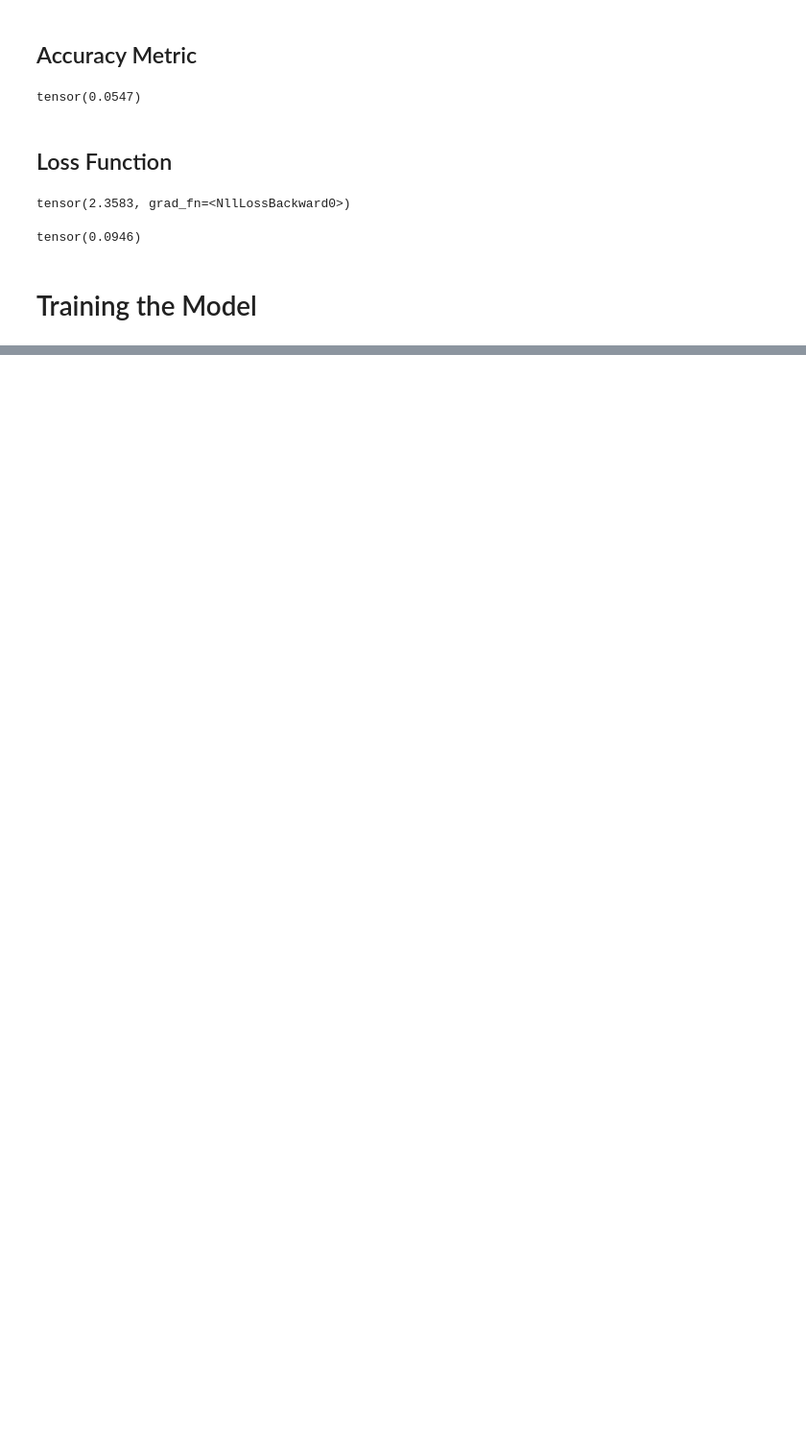
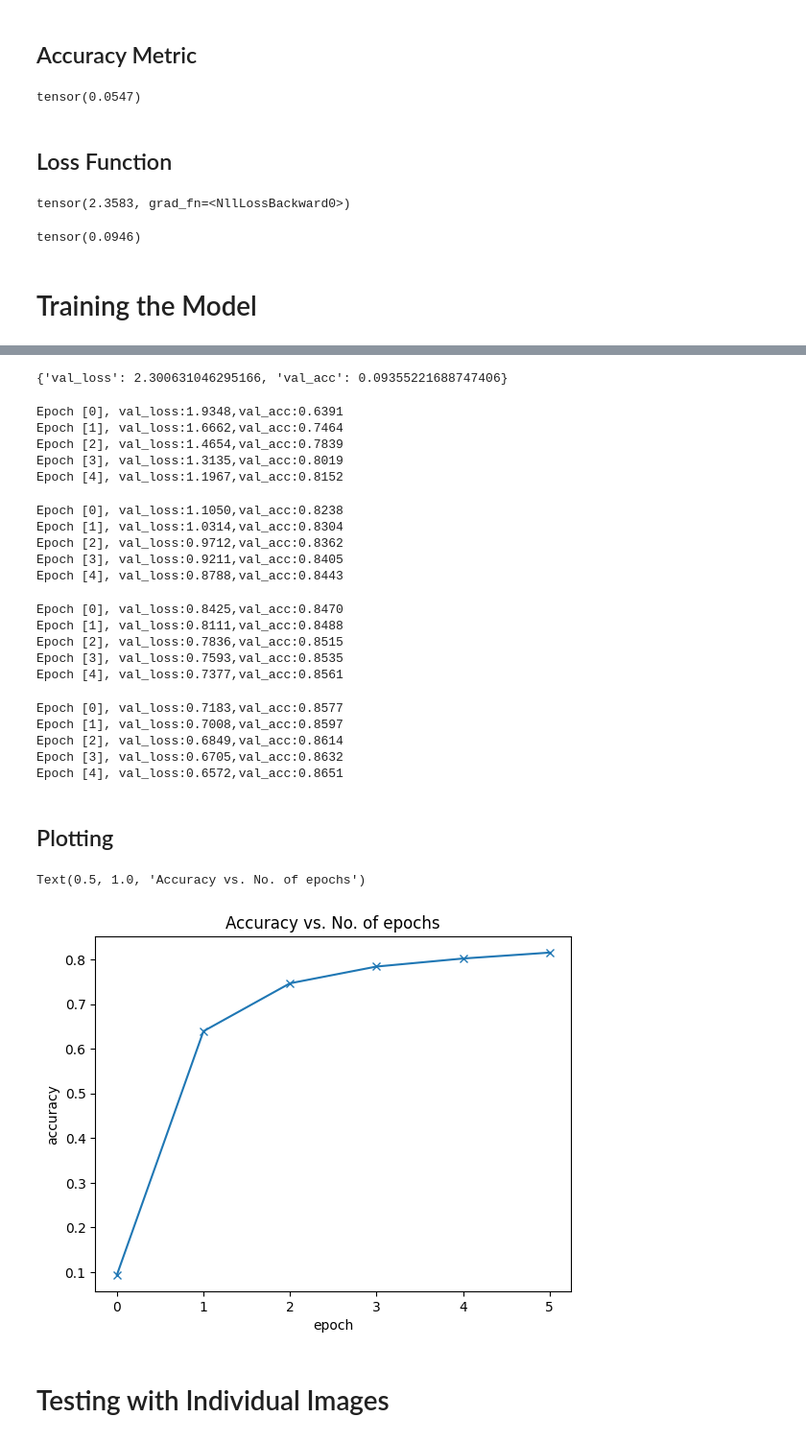
Before and after one commit to TadieB/pytorch-collab, a Jupyter notebook: logisticReg.ipynb, the cells around one changed output, grey strips where cells are left out. Shown at 96% size. Cells and saved outputs as stored; diff of their text form; code cells hidden in the pictures; blank space fills up the shorter version.

```diff
--- a/logisticReg.ipynb
+++ b/logisticReg.ipynb
@@ -318,0 +356,20 @@ tensor(0.0946)
+# %%
+def evaluate(model, val_loader):
+  outputs = [model.validation_step(batch) for batch in val_loader]
+  return model.validation_epoch_end(outputs)
+# %%
+def fit(epochs, lr, model, train_loader, val_loader, opt_func=torch.optim.SGD):
+  history = []
+  optimizer = opt_func(model.parameters(),lr)
+  for epoch in range(epochs):
+    # Training phase
+    for batch in train_loader:
+      loss = model.training_step(batch)
+      loss.backward()
+      optimizer.step()
+      optimizer.zero_grad()
+    #Validation phase
+    result = evaluate(model,val_loader)
+    model.epoch_end(epoch,result)
+    history.append(result)
+  return history
@@ -318,0 +378,55 @@ tensor(0.0946)
+# %%
+restult0 = evaluate(model,val_loader)
+restult0
+# initial accuracy.
+# %% [output]
+{'val_loss': 2.300631046295166, 'val_acc': 0.09355221688747406}
+# %%
+# train for 5 epochs
+
+history1 = fit(5, 0.001, model, train_loader,val_loader)
+# %% [output]
+Epoch [0], val_loss:1.9348,val_acc:0.6391
+Epoch [1], val_loss:1.6662,val_acc:0.7464
+Epoch [2], val_loss:1.4654,val_acc:0.7839
+Epoch [3], val_loss:1.3135,val_acc:0.8019
+Epoch [4], val_loss:1.1967,val_acc:0.8152
+# %%
+history2 = fit(5,0.001, model, train_loader, val_loader)
+# %% [output]
+Epoch [0], val_loss:1.1050,val_acc:0.8238
+Epoch [1], val_loss:1.0314,val_acc:0.8304
+Epoch [2], val_loss:0.9712,val_acc:0.8362
+Epoch [3], val_loss:0.9211,val_acc:0.8405
+Epoch [4], val_loss:0.8788,val_acc:0.8443
+# %%
+history3 = fit(5,0.001, model, train_loader, val_loader)
+# %% [output]
+Epoch [0], val_loss:0.8425,val_acc:0.8470
+Epoch [1], val_loss:0.8111,val_acc:0.8488
+Epoch [2], val_loss:0.7836,val_acc:0.8515
+Epoch [3], val_loss:0.7593,val_acc:0.8535
+Epoch [4], val_loss:0.7377,val_acc:0.8561
+# %%
+history4 = fit(5,0.001, model, train_loader, val_loader)
+# %% [output]
+Epoch [0], val_loss:0.7183,val_acc:0.8577
+Epoch [1], val_loss:0.7008,val_acc:0.8597
+Epoch [2], val_loss:0.6849,val_acc:0.8614
+Epoch [3], val_loss:0.6705,val_acc:0.8632
+Epoch [4], val_loss:0.6572,val_acc:0.8651
+# %% [markdown]
+## Plotting
+# %%
+# Replace these values with your results
+history = [restult0]+history1 # +history2+history3+history4
+accuracies = [result['val_acc'] for result in history]
+plt.plot(accuracies, '-x')
+plt.xlabel('epoch')
+plt.ylabel('accuracy')
+plt.title('Accuracy vs. No. of epochs')
+# %% [output]
+Text(0.5, 1.0, 'Accuracy vs. No. of epochs')
+[figure, added]
+# %% [markdown]
+# Testing with Individual Images
```
Also changed, not shown: parts of 3 cells of this notebook.
